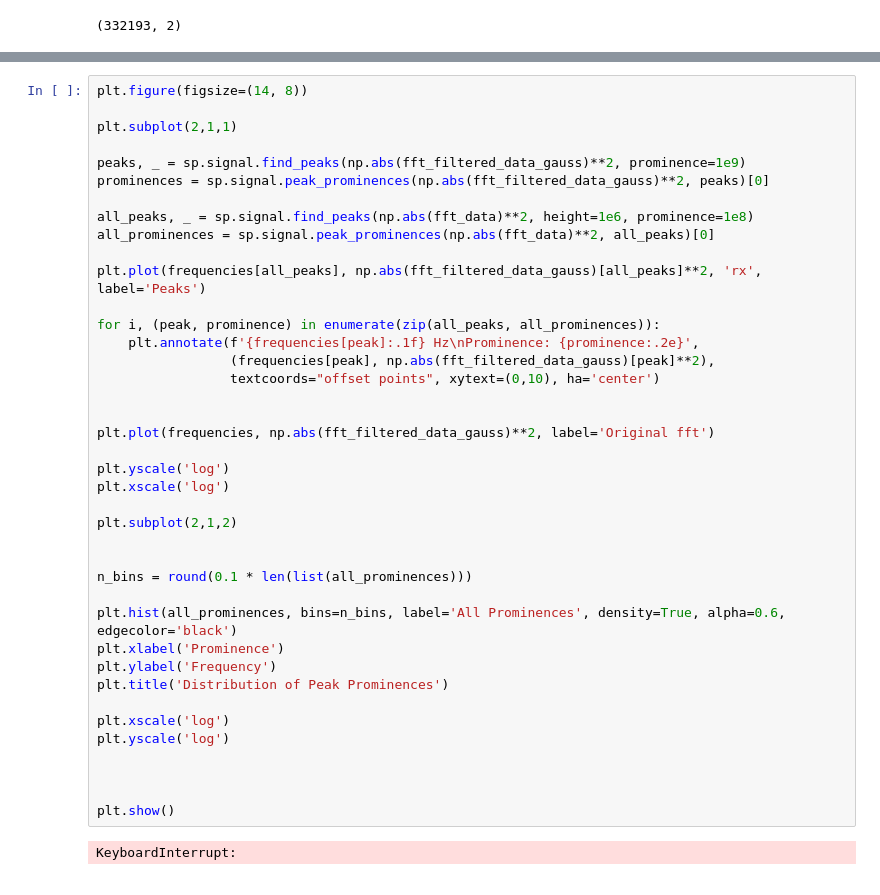
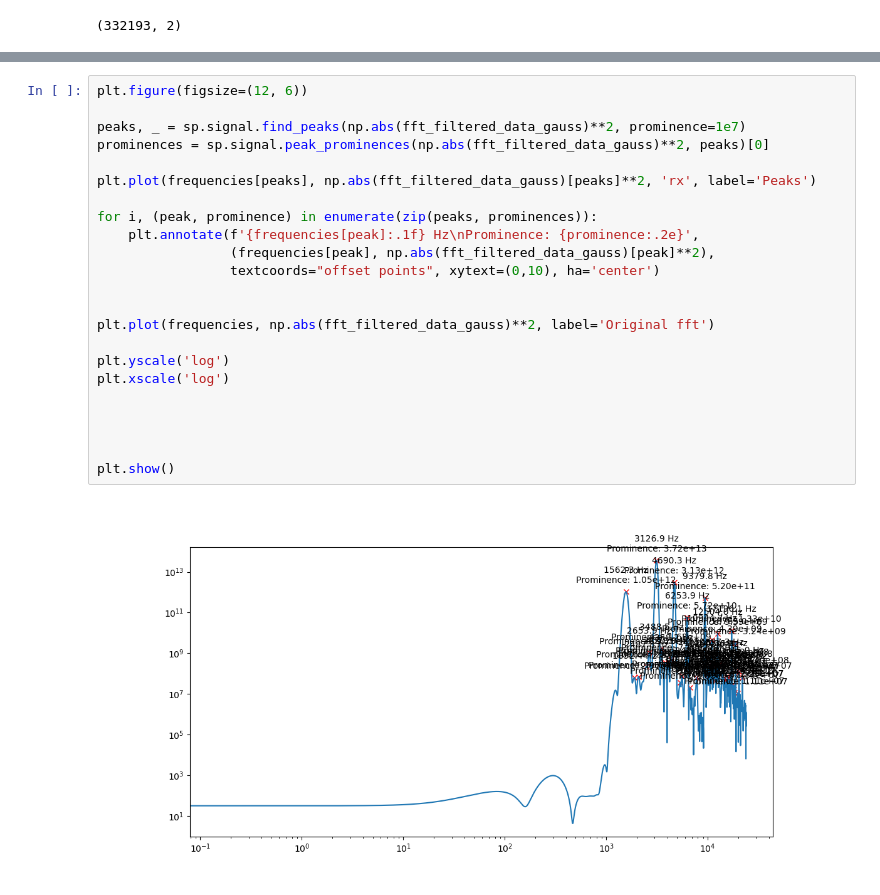
Before and after one commit to Lvetto/lmd_organo, a Jupyter notebook: Organ.ipynb, the cells around one changed output, grey strips where cells are left out. Cells and saved outputs as stored; diff of their text form.

```diff
--- a/Organ.ipynb
+++ b/Organ.ipynb
@@ -95,42 +95,25 @@ plt.show()
 # %%
-plt.figure(figsize=(14, 8))
+plt.figure(figsize=(12, 6))
 
-plt.subplot(2,1,1)
-
-peaks, _ = sp.signal.find_peaks(np.abs(fft_filtered_data_gauss)**2, prominence=1e9)
+peaks, _ = sp.signal.find_peaks(np.abs(fft_filtered_data_gauss)**2, prominence=1e7)
 prominences = sp.signal.peak_prominences(np.abs(fft_filtered_data_gauss)**2, peaks)[0]
 
-all_peaks, _ = sp.signal.find_peaks(np.abs(fft_data)**2, height=1e6, prominence=1e8)
-all_prominences = sp.signal.peak_prominences(np.abs(fft_data)**2, all_peaks)[0]
+plt.plot(frequencies[peaks], np.abs(fft_filtered_data_gauss)[peaks]**2, 'rx', label='Peaks')
 
-plt.plot(frequencies[all_peaks], np.abs(fft_filtered_data_gauss)[all_peaks]**2, 'rx', label='Peaks')
-
-for i, (peak, prominence) in enumerate(zip(all_peaks, all_prominences)):
+for i, (peak, prominence) in enumerate(zip(peaks, prominences)):
     plt.annotate(f'{frequencies[peak]:.1f} Hz\nProminence: {prominence:.2e}',
                  (frequencies[peak], np.abs(fft_filtered_data_gauss)[peak]**2),
                  textcoords="offset points", xytext=(0,10), ha='center')
 
 
 plt.plot(frequencies, np.abs(fft_filtered_data_gauss)**2, label='Original fft')
 
 plt.yscale('log')
 plt.xscale('log')
 
-plt.subplot(2,1,2)
-
-
-n_bins = round(0.1 * len(list(all_prominences)))
-
-plt.hist(all_prominences, bins=n_bins, label='All Prominences', density=True, alpha=0.6, edgecolor='black')
-plt.xlabel('Prominence')
-plt.ylabel('Frequency')
-plt.title('Distribution of Peak Prominences')
-
-plt.xscale('log')
-plt.yscale('log')
 
 
 
 plt.show()
 # %% [output]
-KeyboardInterrupt:
+[figure, added]
```
Also changed, not shown: parts of 3 cells of this notebook.
